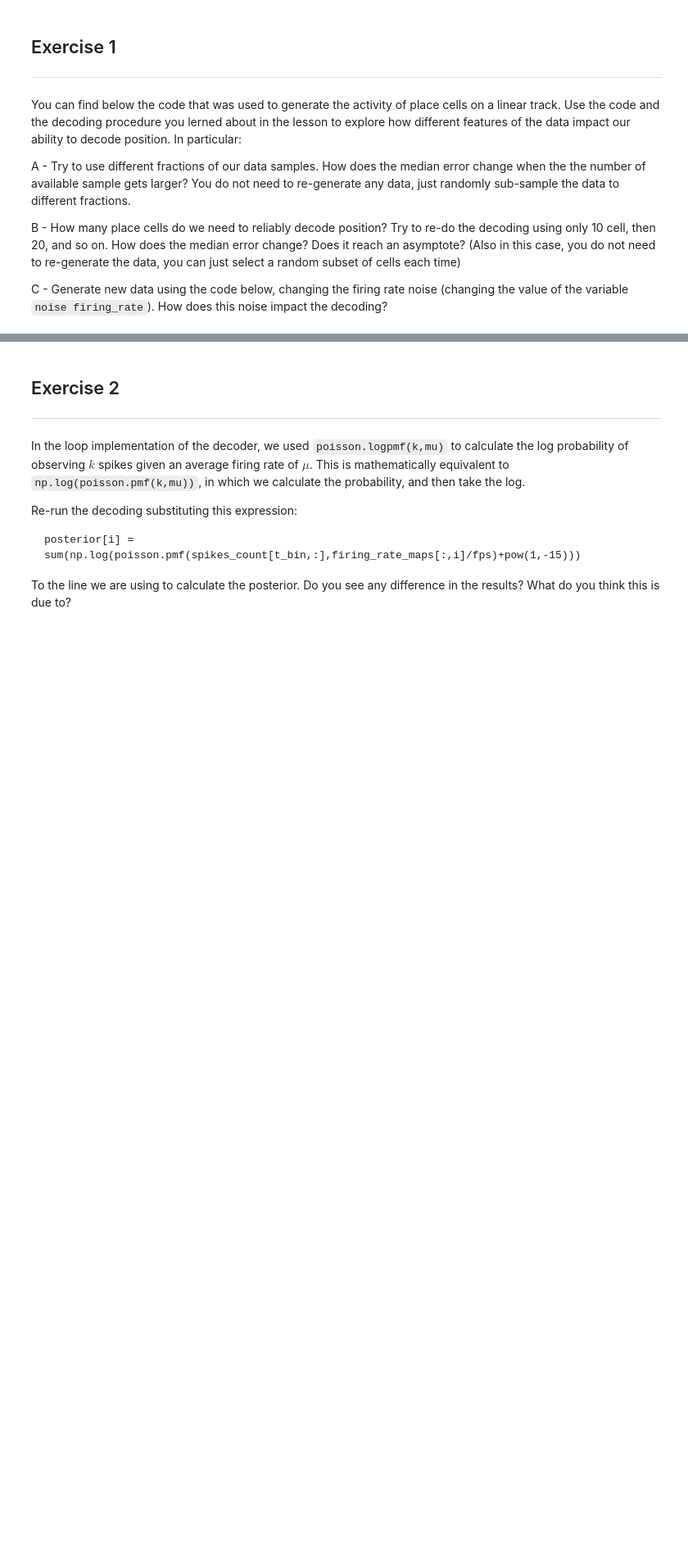
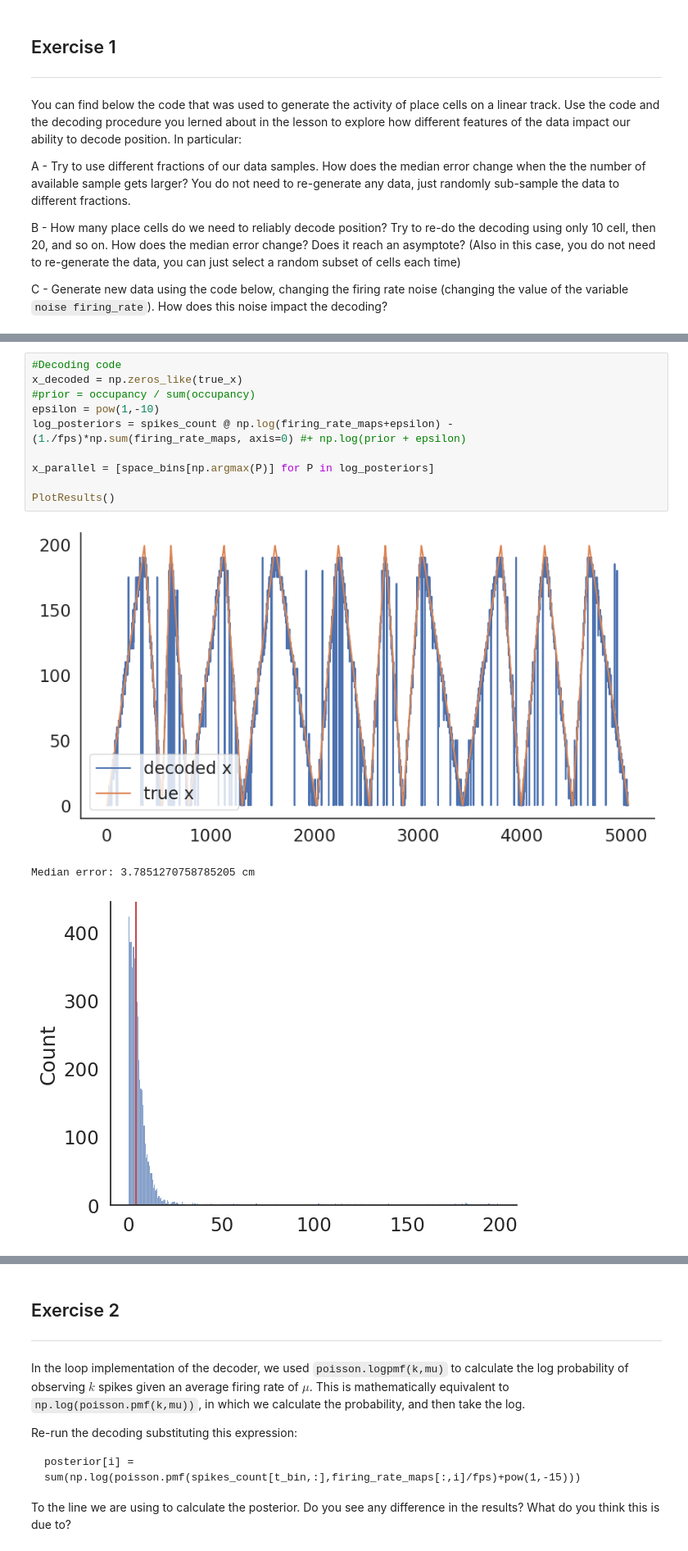
Before and after one commit to TSchwierz/NeuroAnalysis, a Jupyter notebook: BDexrcs.ipynb, the cells around one changed output, grey strips where cells are left out. Shown: that part at 82% size. Cells and saved outputs as stored; diff of their text form; blank space fills up the shorter version.

```diff
--- a/BDexrcs.ipynb
+++ b/BDexrcs.ipynb
@@ -15,0 +78,14 @@ C - Generate new data using the code below, changing the firing rate noise (chan
+# %%
+#Decoding code
+x_decoded = np.zeros_like(true_x)
+#prior = occupancy / sum(occupancy)
+epsilon = pow(1,-10)
+log_posteriors = spikes_count @ np.log(firing_rate_maps+epsilon) - (1./fps)*np.sum(firing_rate_maps, axis=0) #+ np.log(prior + epsilon)
+
+x_parallel = [space_bins[np.argmax(P)] for P in log_posteriors]
+
+PlotResults()
+# %% [output]
+[figure, added]
+Median error: 3.7851270758785205 cm
+[figure, added]
```
Also changed, not shown: parts of 9 cells of this notebook, 2 other files.
